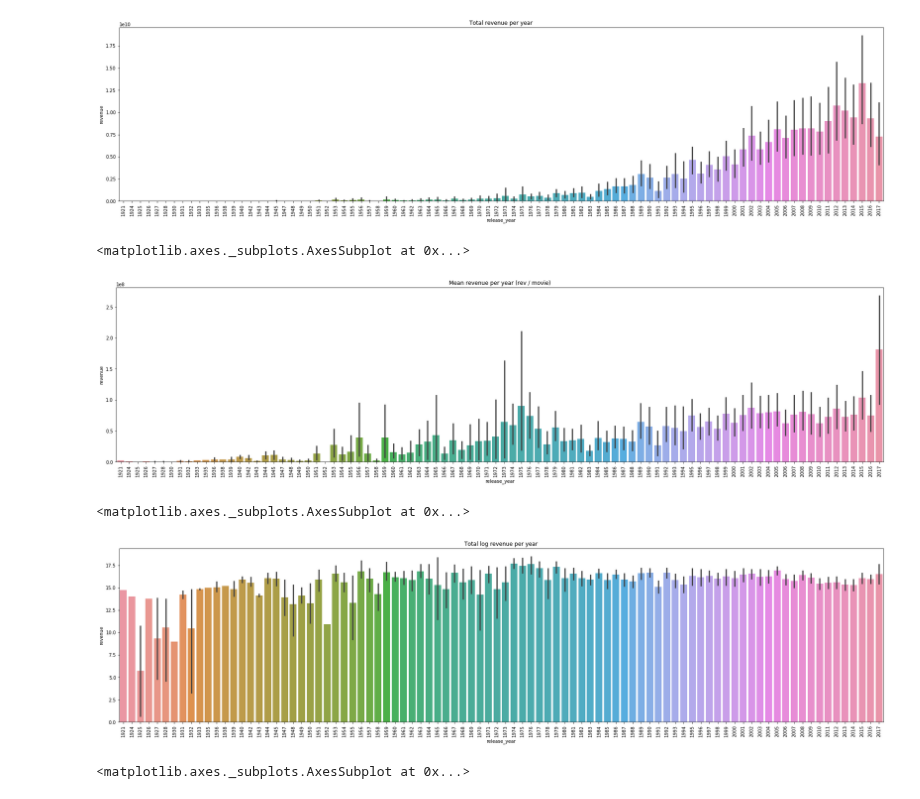
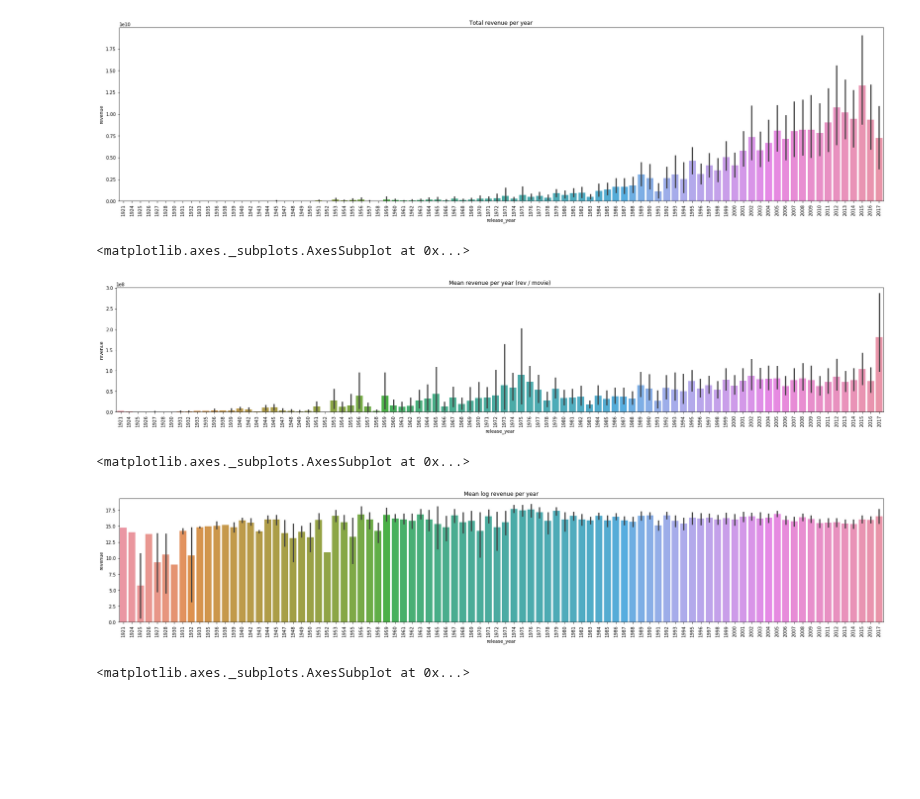
Before and after one commit to Cruzzor/BoxOffice, a Jupyter notebook: exploration_marcel.ipynb, the cells around one changed output. Saved outputs shown, nothing was run; the diff lists cells and outputs as text; code cells hidden in the pictures; blank space fills up the shorter version.

```diff
--- a/exploration_marcel.ipynb
+++ b/exploration_marcel.ipynb
@@ -337,22 +367,22 @@ sns.barplot(x='release_year', y='revenue', data=data, estimator=np.sum)
 <matplotlib.axes._subplots.AxesSubplot at 0x...>
 [figure]
 # %%
-plt.figure(figsize=(30,7))
+plt.figure(figsize=(30,5))
 plt.xticks(rotation='vertical')
 plt.title('Mean revenue per year (rev / movie)')
 sns.barplot(x='release_year', y='revenue', data=data, estimator=np.mean)
 # %% [output]
 <matplotlib.axes._subplots.AxesSubplot at 0x...>
-[figure, old version]
+[figure, new version]
 # %%
-plt.figure(figsize=(30,7))
+plt.figure(figsize=(30,5))
 plt.xticks(rotation='vertical')
-plt.title('Total log revenue per year')
+plt.title('Mean log revenue per year')
 log_rev = np.log1p(data.revenue)
 sns.barplot(x='release_year', y=log_rev, data=data, estimator=np.mean)
 # %% [output]
 <matplotlib.axes._subplots.AxesSubplot at 0x...>
-[figure, old version]
+[figure, new version]
 # %%
 plt.figure(figsize=(30,7))
 plt.xticks(rotation='vertical')
```
Also changed, not shown: parts of 7 cells of this notebook.
